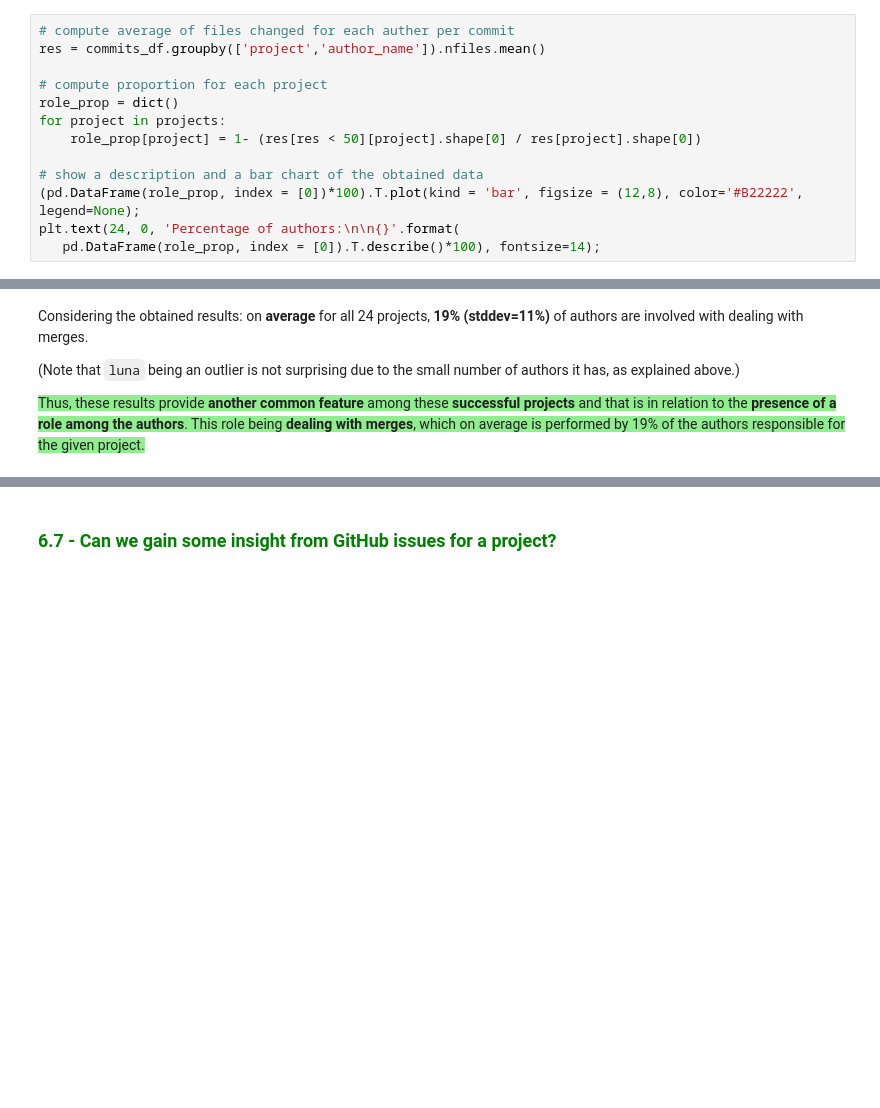
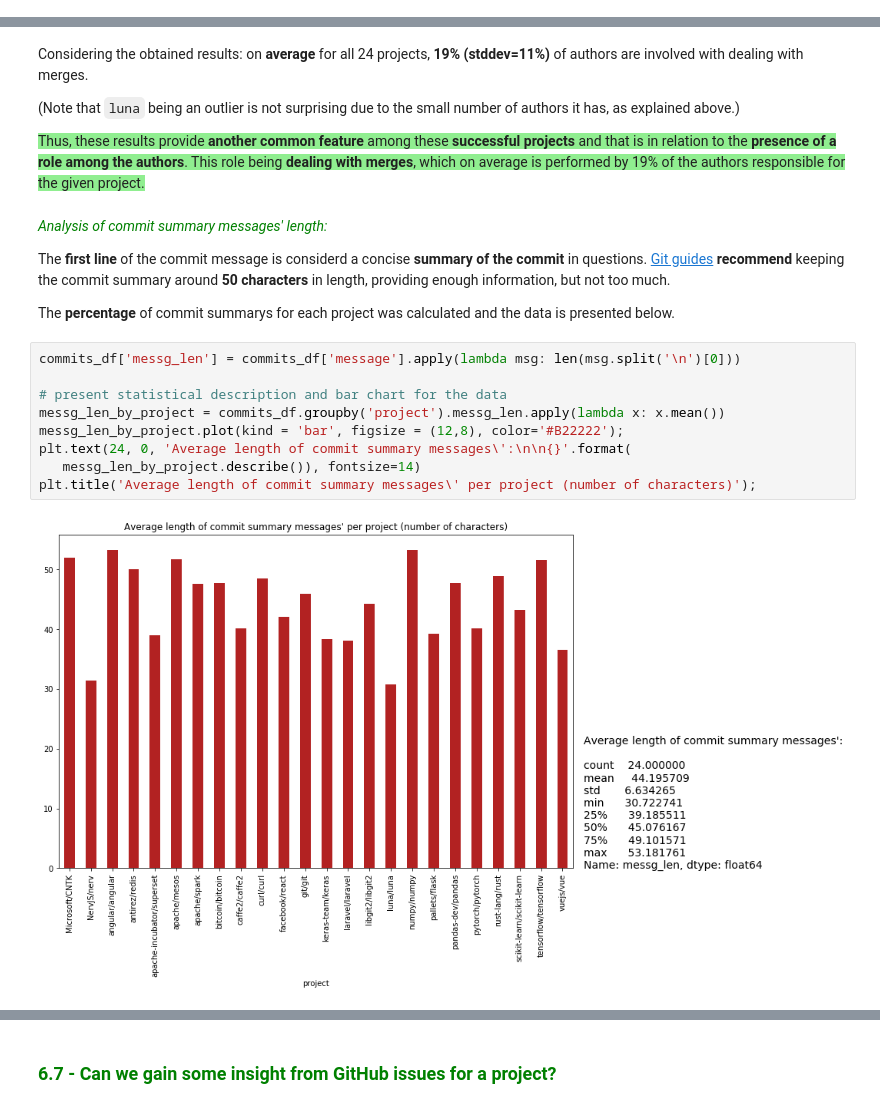
Before and after one commit to GermainZ/AppliedDataAnalysisProject, a Jupyter notebook: data_pipeline.ipynb, the cells around one changed output, grey strips where cells are left out. Drawn from its saved outputs; the diff is of its cells as text; blank space fills up the shorter version.

```diff
--- a/data_pipeline.ipynb
+++ b/data_pipeline.ipynb
@@ -1424,13 +1415,0 @@ For each commit, the **number of files** affected is provided. The **following s
-# %%
-# compute average of files changed for each auther per commit
-res = commits_df.groupby(['project','author_name']).nfiles.mean()
-
-# compute proportion for each project
-role_prop = dict()
-for project in projects:
-    role_prop[project] = 1- (res[res < 50][project].shape[0] / res[project].shape[0])
-
-# show a description and a bar chart of the obtained data
-(pd.DataFrame(role_prop, index = [0])*100).T.plot(kind = 'bar', figsize = (12,8), color='#B22222', legend=None);
-plt.text(24, 0, 'Percentage of authors:\n\n{}'.format(
-   pd.DataFrame(role_prop, index = [0]).T.describe()*100), fontsize=14);
@@ -1501,3 +1474,20 @@ Considering the obtained results: on **average** for all 24 projects, **19% (std
 (Note that `luna` being an outlier is not surprising due to the small number of authors it has, as explained above.)
 
 <span style="background:lightgreen">Thus, these results provide **another common feature** among these **successful projects** and that is in relation to the **presence of a role among the authors**. This role being **dealing with merges**, which on average is performed by 19% of the authors responsible for the given project.</span>
+# %% [markdown]
+*<span style='color:green'> Analysis of commit summary messages' length: </span>*
+
+The **first line** of the commit message is considerd a concise **summary of the commit** in questions. [Git guides](https://tbaggery.com/2008/04/19/a-note-about-git-commit-messages.html) **recommend** keeping the commit summary around **50 characters** in length, providing enough information, but not too much.
+
+The **percentage** of commit summarys for each project was calculated and the data is presented below.
+# %%
+commits_df['messg_len'] = commits_df['message'].apply(lambda msg: len(msg.split('\n')[0]))
+
+# present statistical description and bar chart for the data
+messg_len_by_project = commits_df.groupby('project').messg_len.apply(lambda x: x.mean())
+messg_len_by_project.plot(kind = 'bar', figsize = (12,8), color='#B22222');
+plt.text(24, 0, 'Average length of commit summary messages\':\n\n{}'.format(
+   messg_len_by_project.describe()), fontsize=14)
+plt.title('Average length of commit summary messages\' per project (number of characters)');
+# %% [output]
+[figure, added]
```
Also changed, not shown: parts of 51 cells of this notebook.
